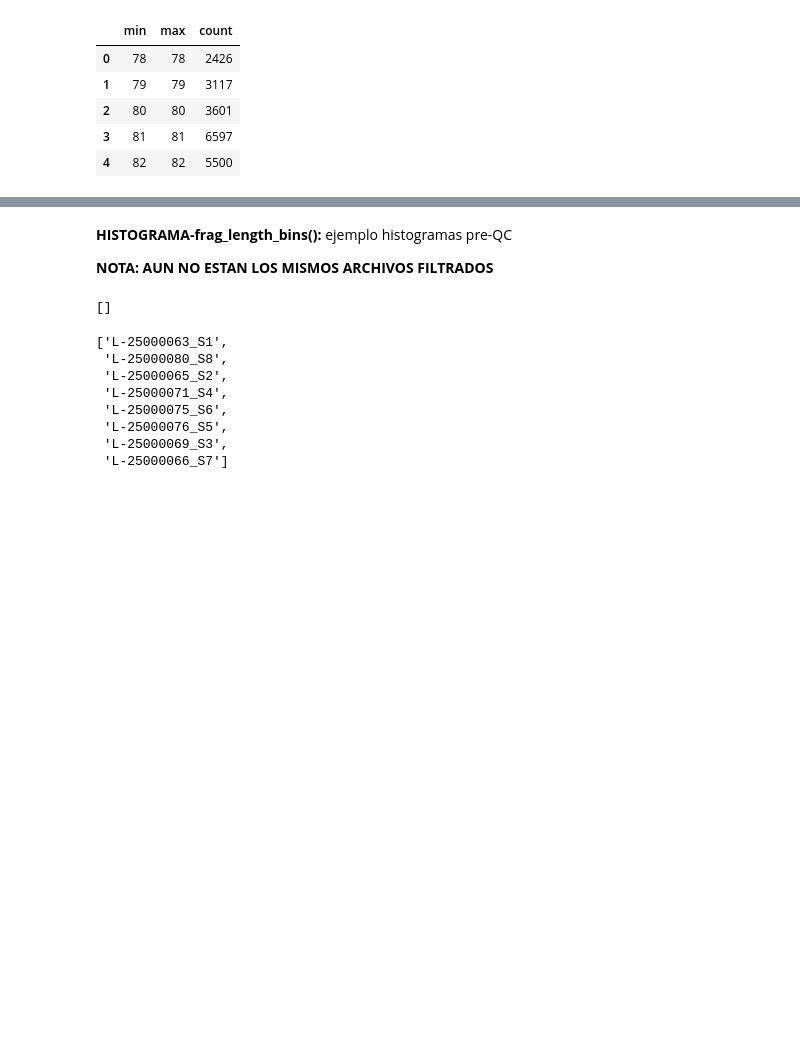
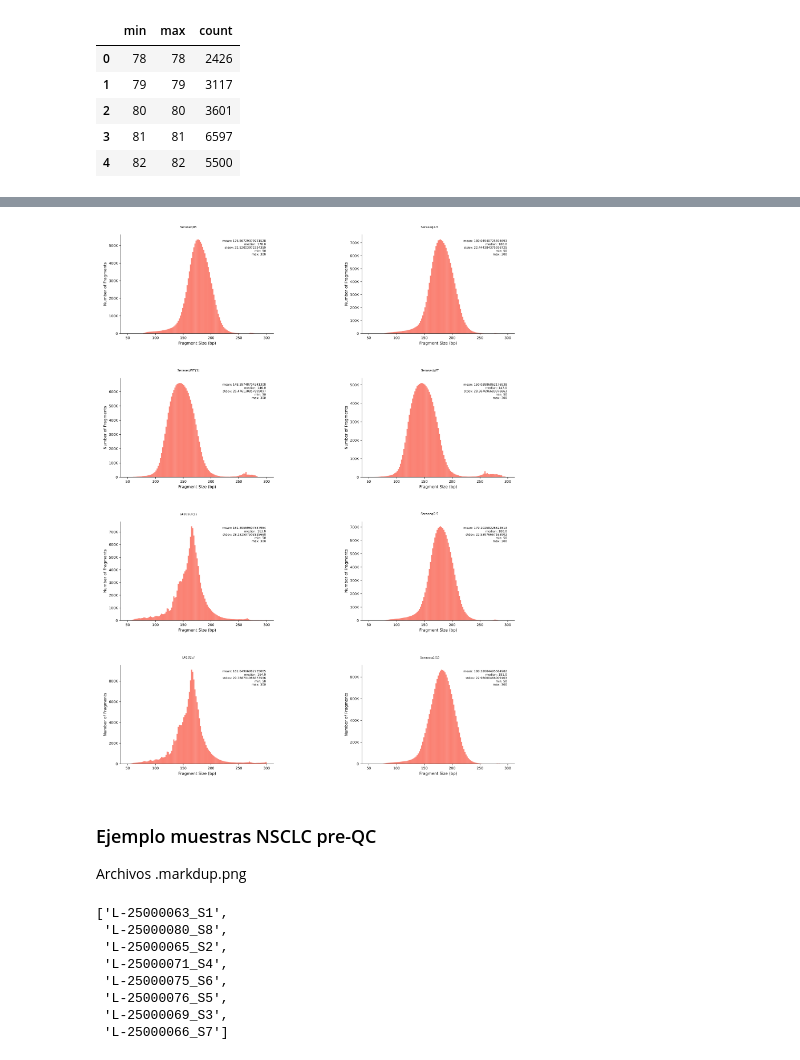
Before and after one commit to sara-suarez93/bcltofrag, a Jupyter notebook: notebook_analysis_fragmentomics.ipynb, the cells around one changed output, grey strips where cells are left out. Cells and saved outputs as stored; diff of their text form; code cells hidden in the pictures; blank space fills up the shorter version.

```diff
--- a/notebook_analysis_fragmentomics.ipynb
+++ b/notebook_analysis_fragmentomics.ipynb
@@ -260,26 +145,36 @@ for ax, img_path in zip(axes, pngfiles):
-# %% [markdown]
-**HISTOGRAMA-frag_length_bins():** ejemplo histogramas pre-QC
-
-**NOTA: AUN NO ESTAN LOS MISMOS ARCHIVOS FILTRADOS**
-# %%
-import os
-import glob
-import pysam # leer bam en python
-import matplotlib.pyplot as plt
-import numpy as np
-import time
-
-list_pool527 = []
-for filename in glob.glob("../data/alignments/POOL-527N/*.markdup.bam"):
-     #print(os.path.basename(filename)) # basename extrae filename del filename
-     # guardo samplename quitando la extension
-     samplename = os.path.basename(filename).replace(".markdup.bam", "")
-     #print(samplename)
-     list_pool527.append(samplename)
-
-print(list_pool527)
-# %% [output]
-[]
+# %%
+import pandas as pd
+import matplotlib.pyplot as plt
+import matplotlib.image as mpimg
+
+pngfiles_ivan = glob.glob('data_colon/*.png')
+
+# defino panel
+fig, axes = plt.subplots(4, 2, figsize=(20, 25))
+
+# Flatten axes array for easy iteration
+axes = axes.flatten()
+
+# iteramos en axis e imagenes
+for ax, img_path in zip(axes, pngfiles_ivan):
+    img = mpimg.imread(img_path)
+    ax.imshow(img)
+    ax.axis("off")  # no ticks or frames
+
+    # saco el nombre
+    fname = os.path.basename(img_path)
+
+    # cogo lo de antes de .bam
+    title = fname.split(".bam")[0]
+
+    # Set the subplot title
+    ax.set_title(title, fontsize=8)
+# %% [output]
+[figure, added]
+# %% [markdown]
+### Ejemplo muestras NSCLC pre-QC
+
+Archivos .markdup.png
 # %%
 list_pool527 = ['L-25000063_S1', 'L-25000080_S8', 'L-25000065_S2', 'L-25000071_S4', 'L-25000075_S6', 'L-25000076_S5', 'L-25000069_S3', 'L-25000066_S7']
 list_pool527
```
Also changed, not shown: parts of 29 cells of this notebook, 4 other files.
